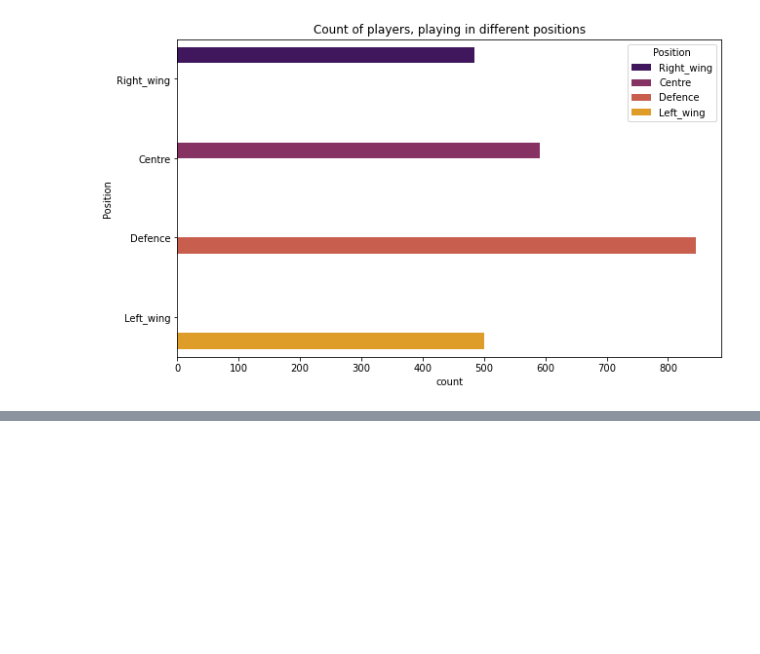
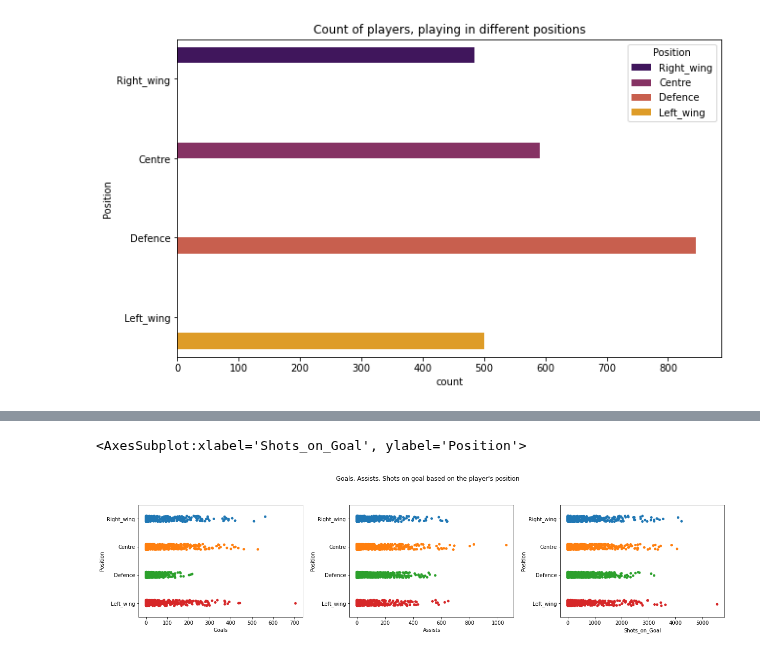
Before and after one commit to data301-2021-winter1/project-group38-project, a Jupyter notebook: notebooks/analysis3.ipynb, the cells around one changed output, grey strips where cells are left out. Saved outputs shown, nothing was run; the diff lists cells and outputs as text; code cells hidden in the pictures; blank space fills up the shorter version.

```diff
--- a/notebooks/analysis3.ipynb
+++ b/notebooks/analysis3.ipynb
@@ -347,0 +266,10 @@ axis[2].scatter(X, Y3)
+# %%
+figure, ax = plt.subplots(1, 3, figsize = (18, 5))
+figure.tight_layout(pad = 6)
+figure.suptitle("Goals, Assists, Shots on goal based on the player's position")
+sns.stripplot(data = second , x = 'Goals',y = 'Position', ax = ax[0])
+sns.stripplot(data = second , x = 'Assists',y = 'Position', ax = ax[1])
+sns.stripplot(data = second, x = 'Shots_on_Goal',y = 'Position', ax = ax[2])
+# %% [output]
+<AxesSubplot:xlabel='Shots_on_Goal', ylabel='Position'>
+[figure, added]
```
Also changed, not shown: parts of 43 cells of this notebook, 1 other file.
